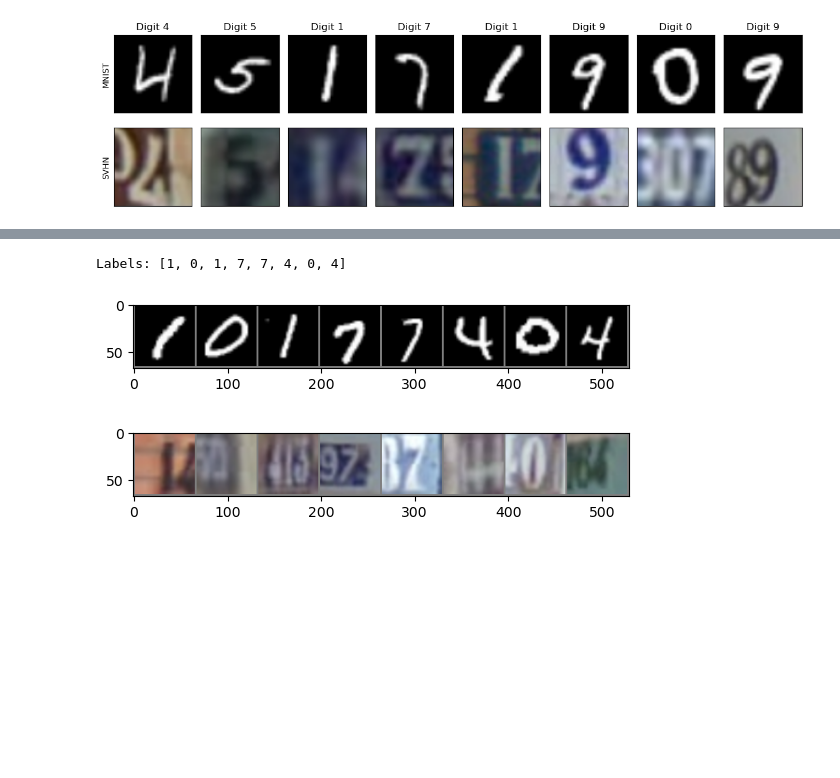
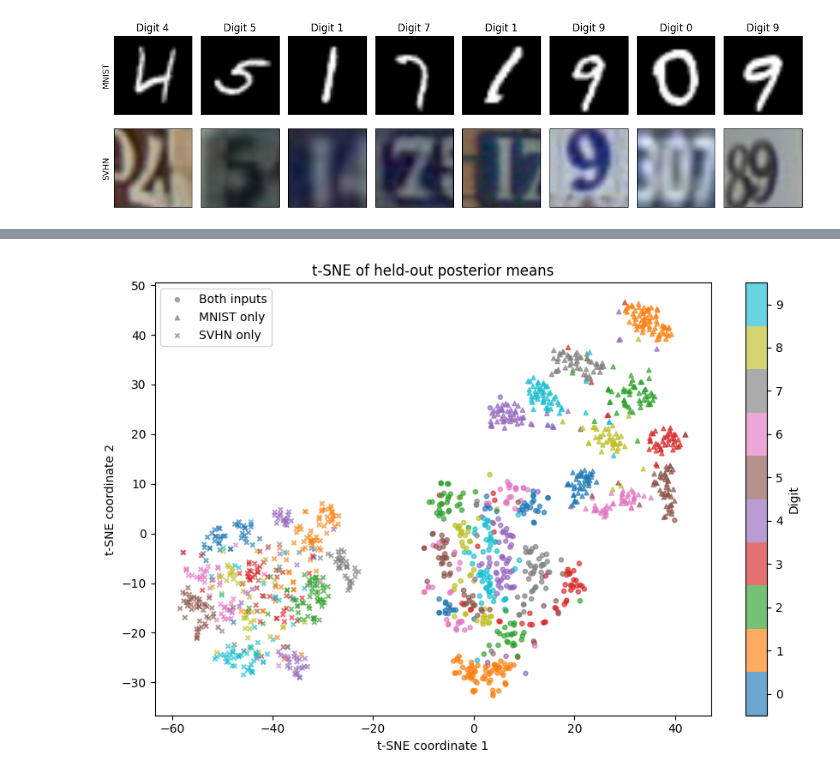
Before and after one commit to lukyjuranek/multi-view-vae, a Jupyter notebook: main.ipynb, the cells around one changed output, grey strips where cells are left out. Saved outputs shown, nothing was run; the diff lists cells and outputs as text; code cells hidden in the pictures; blank space fills up the shorter version.

```diff
--- a/main.ipynb
+++ b/main.ipynb
@@ -281,7 +275,7 @@ class JointVAE(nn.Module):
         self.decoder_mnist = decoder(dimz, channels, var_x)
         self.decoder_svhn = decoder(dimz, channels, var_x)
 
-    def infer(self, x_mnist, x_svhn):
+    def infer(self, x_mnist=None, x_svhn=None):
         mus, variances = [], []
         if x_mnist is not None:
             mu, var, _ = self.encoder_mnist.encode_and_sample(x_mnist, flag_sample=False)
@@ -489,38 +515,36 @@ def collect_latents(model, loader, max_pairs=500):
         take = min(len(y), max_pairs - count)
         xm, xs = xm[:take].to(device), xs[:take].to(device)
         joint.append(model.infer(xm, xs)[0].cpu())
-        mnist_only.append(model.infer(x_mnist=xm)[0].cpu())
-        svhn_only.append(model.infer(x_svhn=xs)[0].cpu())
+        mnist_only.append(model.infer(x_mnist=xm, x_svhn=None)[0].cpu())
+        svhn_only.append(model.infer(x_svhn=xs, x_mnist=None)[0].cpu())
         labels.append(y[:take])
         count += take
         if count >= max_pairs:
             break
     return [torch.cat(values).numpy() for values in [joint, mnist_only, svhn_only, labels]]
 
 z_joint, z_mnist, z_svhn, digit_labels = collect_latents(my_vae, testloader)
 z_all = np.concatenate([z_joint, z_mnist, z_svhn])
 assert np.isfinite(z_all).all()
 embedding = TSNE(n_components=2, perplexity=30, init="random",
                  learning_rate="auto", random_state=SEED).fit_transform(z_all)
 assert np.isfinite(embedding).all()
 n = len(digit_labels)
 fig, ax = plt.subplots(figsize=(9, 6))
 for i, (name, marker) in enumerate([("Both inputs", "o"), ("MNIST only", "^"), ("SVHN only", "x")]):
     points = embedding[i*n:(i+1)*n]
     scatter = ax.scatter(points[:, 0], points[:, 1], c=digit_labels,
                          cmap="tab10", vmin=-0.5, vmax=9.5, marker=marker,
                          s=14, alpha=0.65, label=name)
 fig.colorbar(scatter, ax=ax, ticks=range(10), label="Digit")
 ax.legend()
-ax.set_title("t-SNE of held-out posterior means — " + ("quick run" if QUICK_RUN else "full run"))
+ax.set_title("t-SNE of held-out posterior means")
 ax.set_xlabel("t-SNE coordinate 1")
 ax.set_ylabel("t-SNE coordinate 2")
 fig.tight_layout()
-fig.savefig( / "latent_tsne.png", dpi=150)
+fig.savefig("latent_tsne.png", dpi=150)
 plt.show()
-np.savez( / "latent_tsne.npz", embedding=embedding, labels=digit_labels,
+np.savez("latent_tsne.npz", embedding=embedding, labels=digit_labels,
          z_joint=z_joint, z_mnist=z_mnist, z_svhn=z_svhn)
 # %% [output]
-Labels: [1, 0, 1, 7, 7, 4, 0, 4]
-[figure, old version]
+[figure, new version]
-[figure, removed]
```
Also changed, not shown: parts of 11 cells of this notebook, 11 other files.
